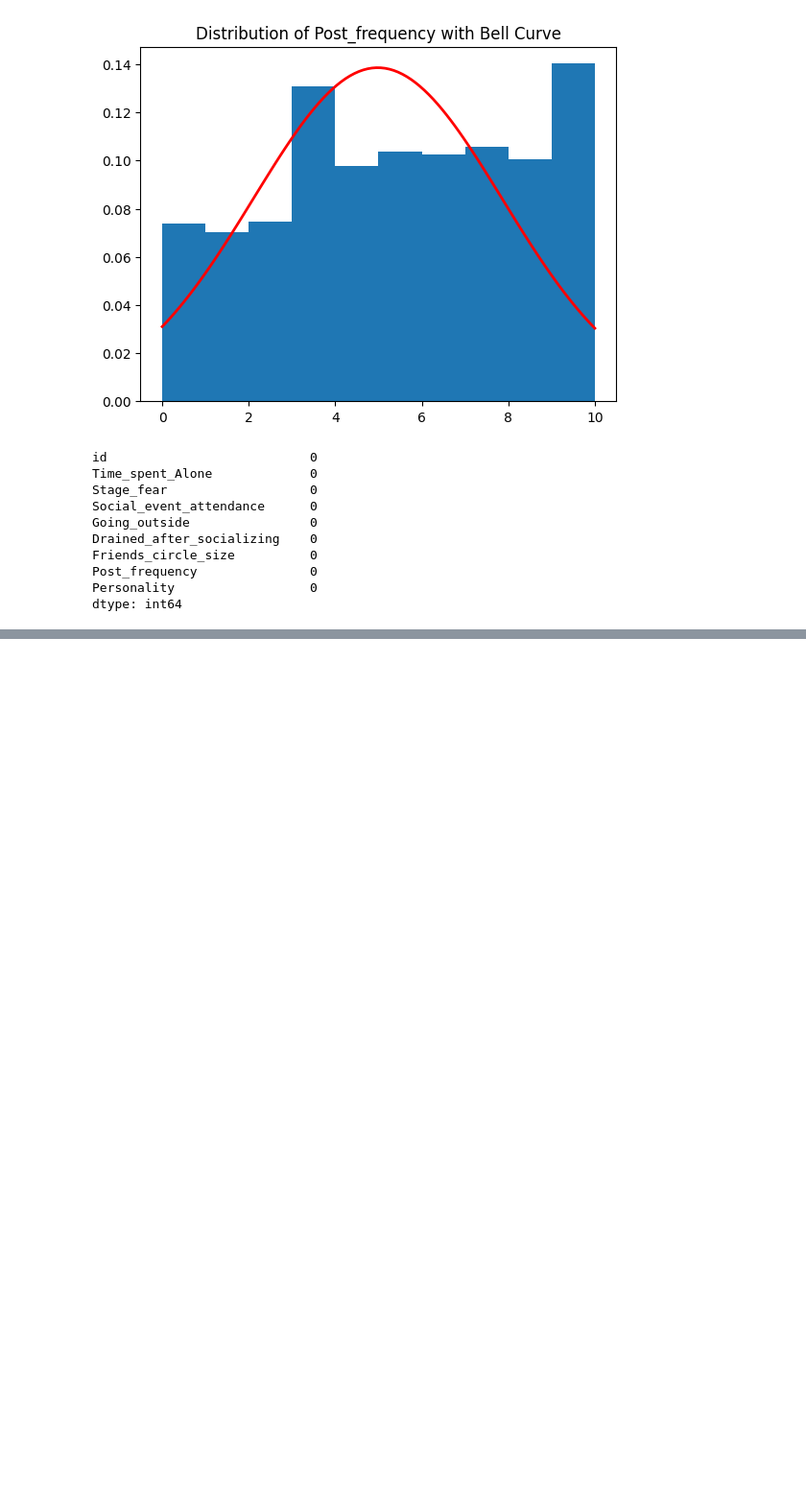
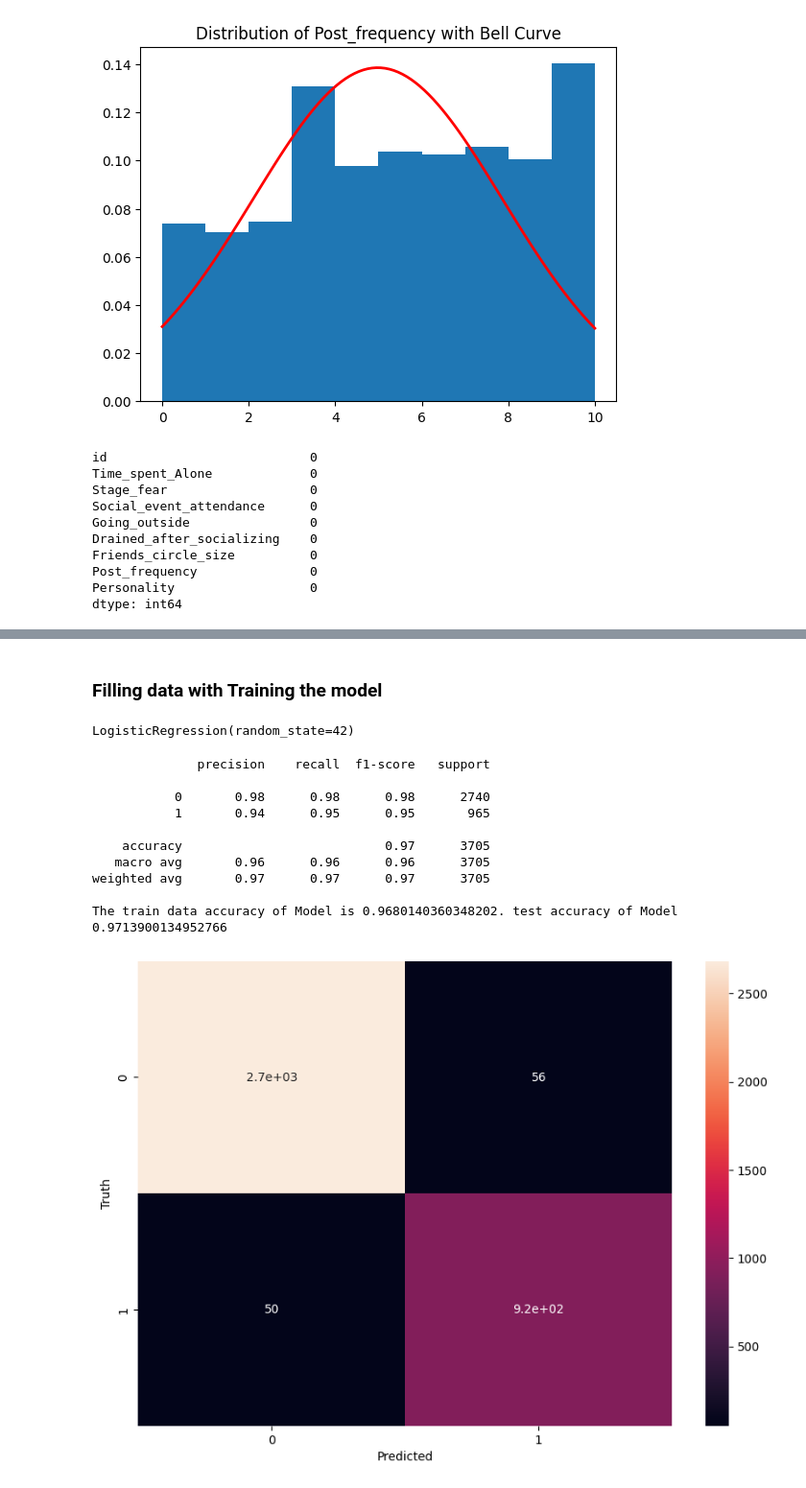
Before and after one commit to BhaveshGadling77/Introvert_Extrovert_predictor, a Jupyter notebook: model.ipynb, the cells around one changed output, grey strips where cells are left out. Shown at 96% size. Drawn from its saved outputs; the diff is of its cells as text; code cells hidden in the pictures; blank space fills up the shorter version.

Commit message:
Finalize the Logistic Regression Model

```diff
--- a/model.ipynb
+++ b/model.ipynb
@@ -186,0 +151,2 @@ Test Accuracy: 0.9648024184841287
+# %% [markdown]
+### Filling data with Training the model
@@ -186,0 +173,57 @@ Test Accuracy: 0.9648024184841287
+# %%
+from sklearn.metrics import accuracy_score
+from sklearn.model_selection import GridSearchCV
+
+test = pd.read_csv('./data/train.csv')
+ids = test['id']
+test.drop('id', axis=1,inplace=True)
+
+filling_categorical_data(test)
+
+filling_numeric_data(test)
+
+encoding_string_inData(test)
+y = test['Personality']
+x = test.drop('Personality', axis=1)
+
+y_encoded = encoder.fit_transform(y)
+
+x_scaled = scaler.fit_transform(x)
+x_train, x_test, y_train, y_test = train_test_split(x_scaled, y_encoded, test_size=0.2, stratify=y_encoded, random_state=42)
+
+model.fit(x_train, y_train)
+# %% [output]
+LogisticRegression(random_state=42)
+# %%
+from sklearn.metrics import confusion_matrix
+import matplotlib.pyplot as plt
+import seaborn as sn
+from sklearn.metrics import classification_report
+y_pred = model.predict(x_test)
+print(classification_report(y_test, y_pred))
+cm = confusion_matrix(y_test, y_pred)
+plt.figure(figsize=(10, 7))
+sn.heatmap(cm, annot=True)
+plt.xlabel('Predicted')
+plt.ylabel('Truth')
+
+y_train_pred = model.predict(x_train)
+
+val_accuracy = accuracy_score(y_test, y_pred)
+
+train_accuracy = accuracy_score(y_train, y_train_pred)
+
+
+print(f"The train data accuracy of Model is {train_accuracy}. test accuracy of Model {val_accuracy}")
+# %% [output]
+              precision    recall  f1-score   support
+
+           0       0.98      0.98      0.98      2740
+           1       0.94      0.95      0.95       965
+
+    accuracy                           0.97      3705
+   macro avg       0.96      0.96      0.96      3705
+weighted avg       0.97      0.97      0.97      3705
+
+The train data accuracy of Model is 0.9680140360348202. test accuracy of Model 0.9713900134952766
+[figure, added]
```
Also changed, not shown: parts of 16 cells of this notebook, 2 other files.
